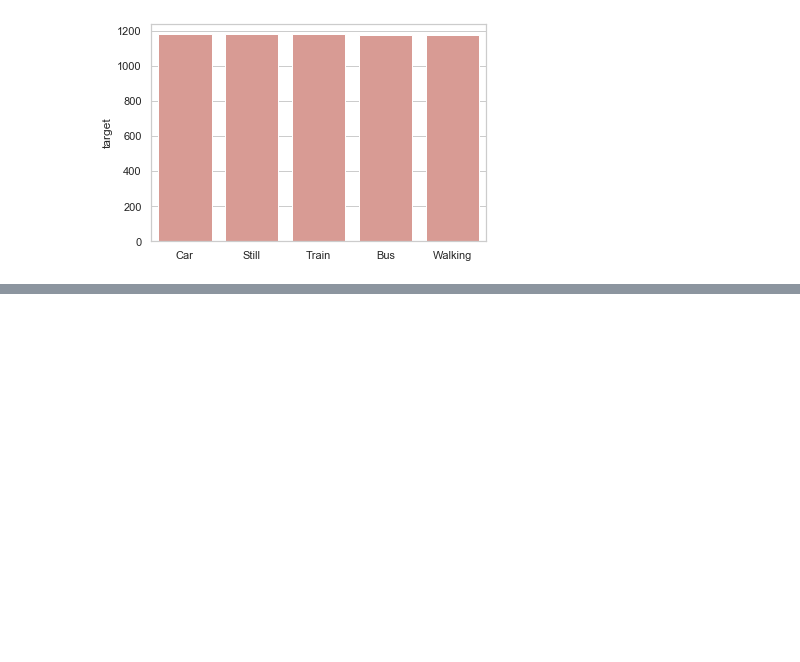
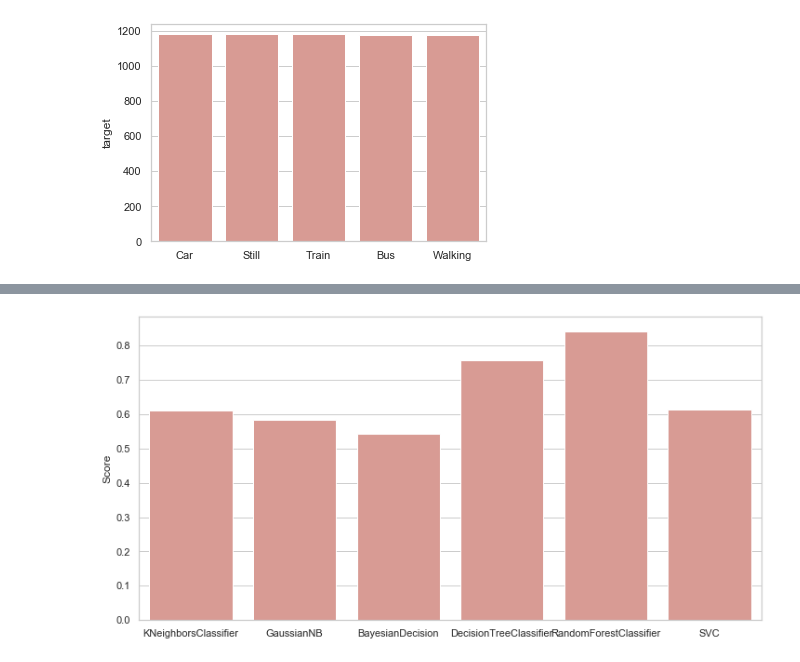
Before and after one commit to gurpreetsinghwalia55/TMD, a Jupyter notebook: Notebook.ipynb, the cells around one changed output, grey strips where cells are left out. Cells and saved outputs as stored; diff of their text form; code cells hidden in the pictures; blank space fills up the shorter version.

```diff
--- a/Notebook.ipynb
+++ b/Notebook.ipynb
@@ -214,0 +216,18 @@ plt.show()
+# %%
+import xgboost as xgb
+from sklearn.metrics import accuracy_score
+xg_reg = xgb.XGBClassifier(learning_rate =0.1,
+ n_estimators=1000,
+ max_depth=5,
+ min_child_weight=1,
+ gamma=0,
+ subsample=0.8,
+ colsample_bytree=0.8,
+ objective= 'binary:logistic',
+ nthread=4,
+ scale_pos_weight=1,
+ seed=27)
+xg_reg.fit(X_train,y_train)
+preds = xg_reg.predict(X_test)
+score = accuracy_score(preds, y_test)
+print(score)
@@ -214,0 +278,22 @@ plt.show()
+# %%
+from sklearn import tree
+from sklearn import svm
+from sklearn.ensemble import RandomForestClassifier
+models = [KNeighborsClassifier (n_neighbors = 1),
+         GaussianNB(),
+         BayesianDecision(),
+         tree.DecisionTreeClassifier(),
+         RandomForestClassifier(n_estimators = 85),
+         svm.SVC(kernel='linear')]
+
+scores = []
+
+for model in models:
+    model.fit(X_train, y_train)
+    scores.append(model.score(X_test, y_test))
+plt.figure(figsize=(12,6))
+sns.barplot(x = [type(m).__name__ for m in models], y = scores, color = 'salmon', saturation = .5)
+plt.ylabel('Score')
+plt.show()
+# %% [output]
+[figure, added]
```
Also changed, not shown: parts of 10 cells of this notebook.
